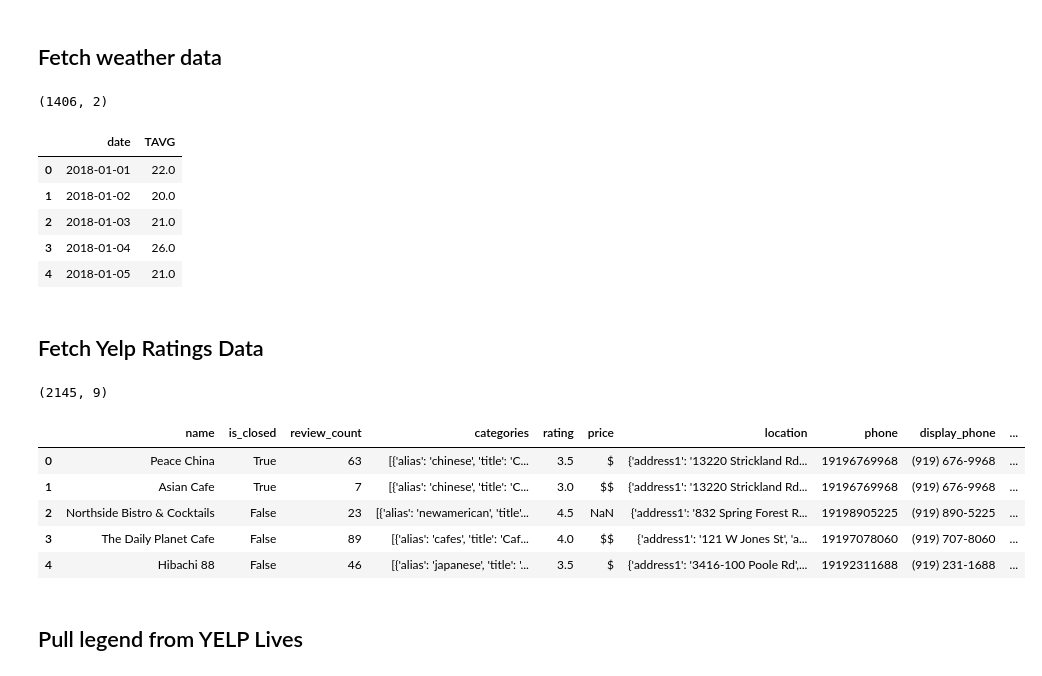
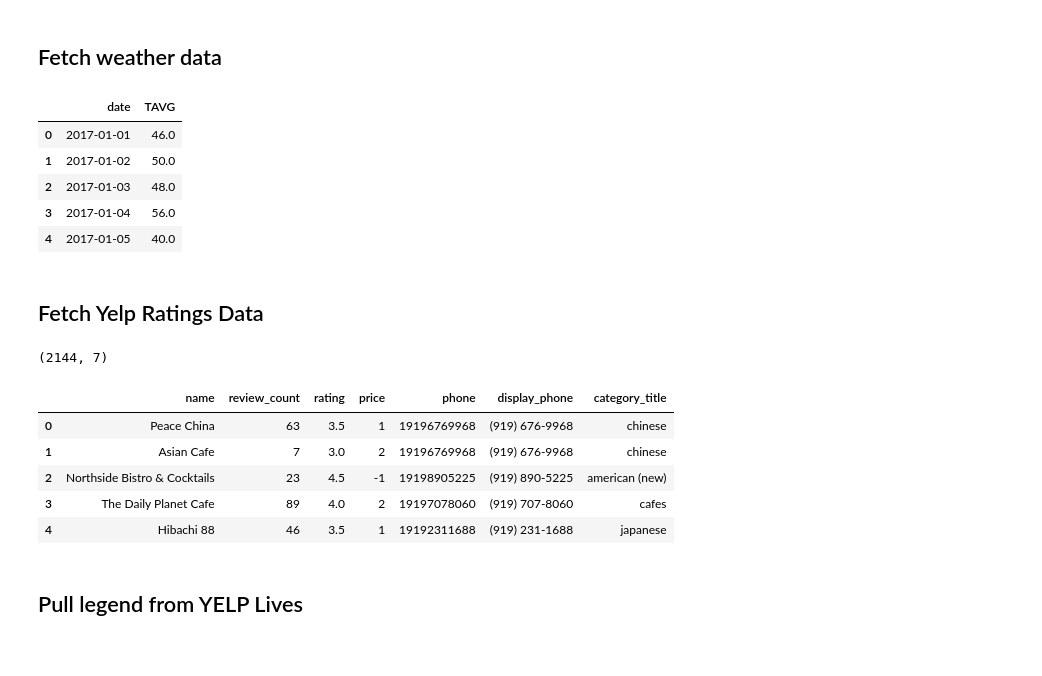
Before and after one commit to shyamal-anadkat/wake-county-food-inspections-analysis, a Jupyter notebook: Wake County -- Restaurant Food Inspections Analysis [AIPI510].ipynb, the cells around one changed output. Cells and saved outputs as stored; diff of their text form; code cells hidden in the pictures.

```diff
--- a/Wake County -- Restaurant Food Inspections Analysis [AIPI510].ipynb
+++ b/Wake County -- Restaurant Food Inspections Analysis [AIPI510].ipynb
@@ -104,46 +103,31 @@ violationsdf.head()
 # %% [markdown]
 ## Fetch weather data
 # %%
-# weatherdata_raw = getWeatherData()
-# weatherdata = preprocess_weatherdata(weatherdata_raw.copy())
 weatherdatadf = pd.read_csv('preprocessed_weatherdata.csv')
-print(weatherdatadf.shape)
 weatherdatadf.head()
 # %% [output]
-(1406, 2)
 |  | date | TAVG |
-| 0 | 2018-01-01 | 22.0 |
-| 1 | 2018-01-02 | 20.0 |
-| 2 | 2018-01-03 | 21.0 |
-| 3 | 2018-01-04 | 26.0 |
-| 4 | 2018-01-05 | 21.0 |
+| 0 | 2017-01-01 | 46.0 |
+| 1 | 2017-01-02 | 50.0 |
+| 2 | 2017-01-03 | 48.0 |
+| 3 | 2017-01-04 | 56.0 |
+| 4 | 2017-01-05 | 40.0 |
 # %% [markdown]
 ## Fetch Yelp Ratings Data
 # %%
-def getTitle(category_json):
-    try:
-        return json.loads(category_json[1:-1])[0]['title']
-    except:
-        return ""
-
-# read in yelp and restaurant data
+# read in yelp restaurant data
 
 yelpdatadf = pd.read_csv('preprocessed_yelpdata.csv')
 print(yelpdatadf.shape)
-
-# extract category title out of the alias/categories json
-yelpdatadf['alias'] = yelpdatadf['categories'].apply(lambda x: str(json.dumps(x)))
-yelpdatadf['alias'] = yelpdatadf['alias'].apply(lambda x: x.replace("\'", "\"").strip())
-yelpdatadf['category_title'] = yelpdatadf['alias'].apply(lambda x: getTitle(x).lower())
 display(yelpdatadf.head())
 # %% [output]
-(2145, 9)
+(2144, 7)
-|  | name | is_closed | review_count | categories | rating | price | location | phone | display_phone | ... |
-| 0 | Peace China | True | 63 | [{'alias': 'chinese', 'title': 'C... | 3.5 | $ | {'address1': '13220 Strickland Rd... | 19196769968 | (919) 676-9968 | ... |
-| 1 | Asian Cafe | True | 7 | [{'alias': 'chinese', 'title': 'C... | 3.0 | $$ | {'address1': '13220 Strickland Rd... | 19196769968 | (919) 676-9968 | ... |
-| 2 | Northside Bistro & Cocktails | False | 23 | [{'alias': 'newamerican', 'title'... | 4.5 | NaN | {'address1': '832 Spring Forest R... | 19198905225 | (919) 890-5225 | ... |
-| 3 | The Daily Planet Cafe | False | 89 | [{'alias': 'cafes', 'title': 'Caf... | 4.0 | $$ | {'address1': '121 W Jones St', 'a... | 19197078060 | (919) 707-8060 | ... |
-| 4 | Hibachi 88 | False | 46 | [{'alias': 'japanese', 'title': '... | 3.5 | $ | {'address1': '3416-100 Poole Rd',... | 19192311688 | (919) 231-1688 | ... |
+|  | name | review_count | rating | price | phone | display_phone | category_title |
+| 0 | Peace China | 63 | 3.5 | 1 | 19196769968 | (919) 676-9968 | chinese |
+| 1 | Asian Cafe | 7 | 3.0 | 2 | 19196769968 | (919) 676-9968 | chinese |
+| 2 | Northside Bistro & Cocktails | 23 | 4.5 | -1 | 19198905225 | (919) 890-5225 | american (new) |
+| 3 | The Daily Planet Cafe | 89 | 4.0 | 2 | 19197078060 | (919) 707-8060 | cafes |
+| 4 | Hibachi 88 | 46 | 3.5 | 1 | 19192311688 | (919) 231-1688 | japanese |
 # %% [markdown]
 ## Pull legend from YELP Lives
 # %%
```
Also changed, not shown: parts of 40 cells of this notebook, 17 other files.
